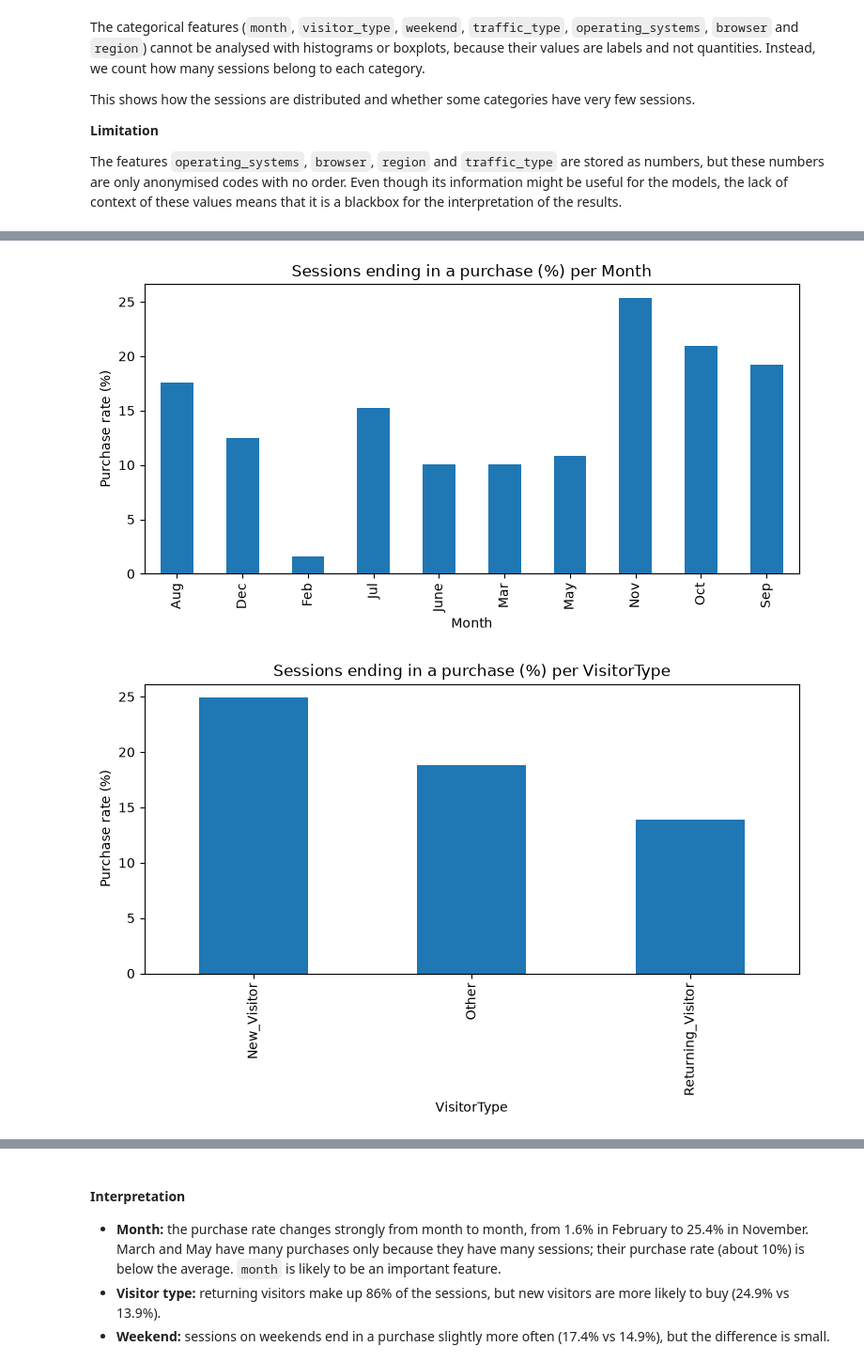
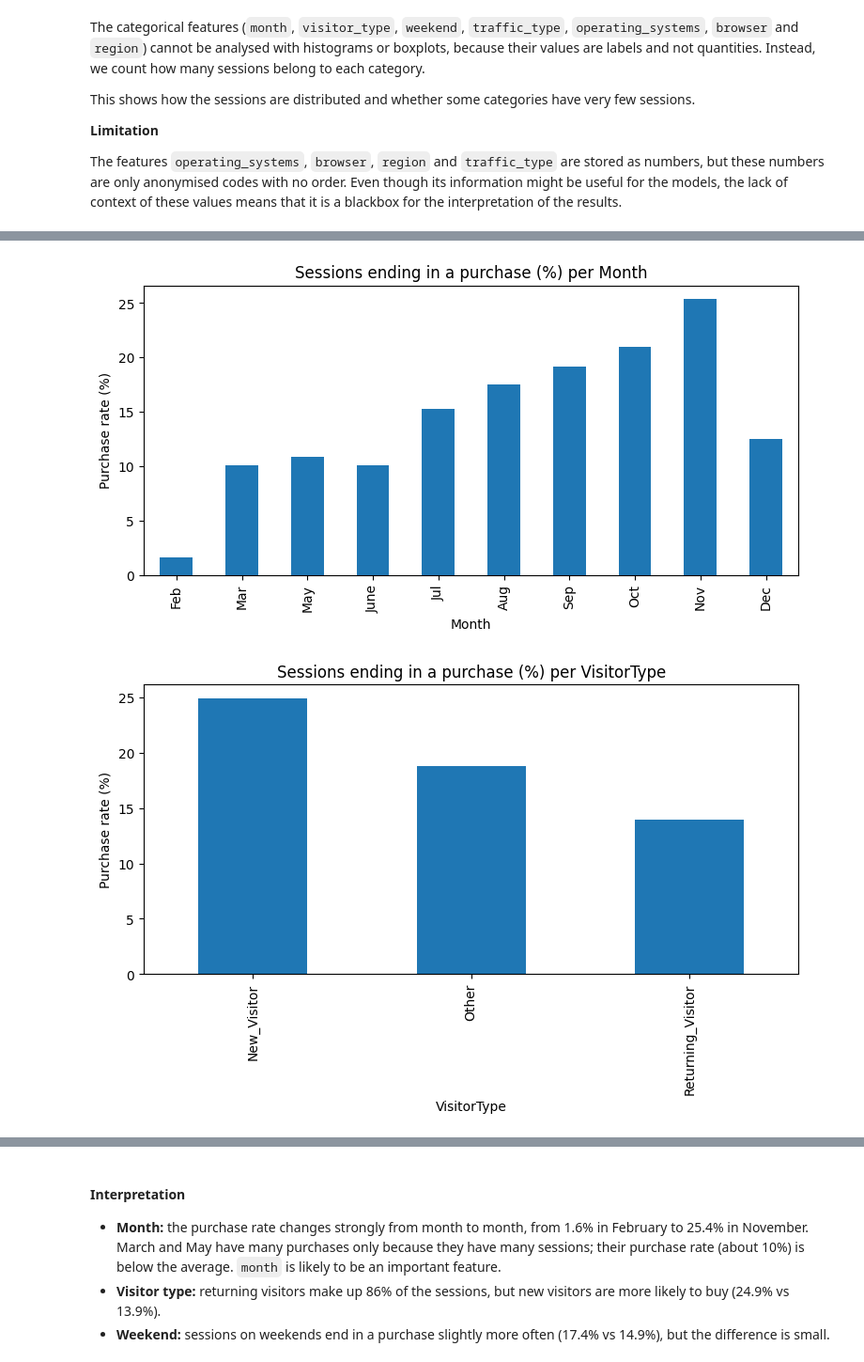
Before and after one commit to tginting-star/RLML_ecommerce_project, a Jupyter notebook: Project/Project code.ipynb, the cells around one changed output, grey strips where cells are left out. Shown at 94% size. Drawn from its saved outputs; the diff is of its cells as text; code cells hidden in the pictures.

Commit message:
Refined Outputs (MonthOrder & 2 fig)

```diff
--- a/Project/Project code.ipynb
+++ b/Project/Project code.ipynb
@@ -473,12 +473,15 @@ This shows how the sessions are distributed and whether some categories have ver
 
 The features `operating_systems`, `browser`, `region` and `traffic_type` are stored as numbers, but these numbers are only anonymised codes with no order. Even though its information might be useful for the models, the lack of context of these values means that it is a blackbox for the interpretation of the results.
 # %%
+Month_order = ["Feb", "Mar", "May", "June", "Jul",
+               "Aug", "Sep", "Oct", "Nov", "Dec"]
+
 features = ["Month", "VisitorType", "Weekend", "TrafficType",
             "OperatingSystems", "Browser", "Region"]
 
 for col in features:
     plt.figure(figsize=(9, 4))
-    sns.countplot(data=shoppers_intention_df, x=col, hue="Revenue")
+    sns.countplot(data=shoppers_intention_df, x=col, hue="Revenue", order=Month_order if col == "Month" else None)
     plt.title(f"Number of sessions per {col}")
     plt.show()
 # %% [output]
@@ -492,11 +495,14 @@ for col in features:
 # %%
 for col in features:
     purchase_rate = shoppers_intention_df.groupby(col)["Revenue"].mean() * 100
+
+    if col == "Month":
+        purchase_rate = purchase_rate.reindex(Month_order)
 
     ax = purchase_rate.plot(kind="bar", figsize=(9, 4))
     ax.set_title(f"Sessions ending in a purchase (%) per {col}")
     ax.set_ylabel("Purchase rate (%)")
     plt.show()
 # %% [output]
-[figure, old version]
+[figure, new version]
-[figure, old version]
+[figure, new version]
```
Also changed, not shown: parts of 19 cells of this notebook.
